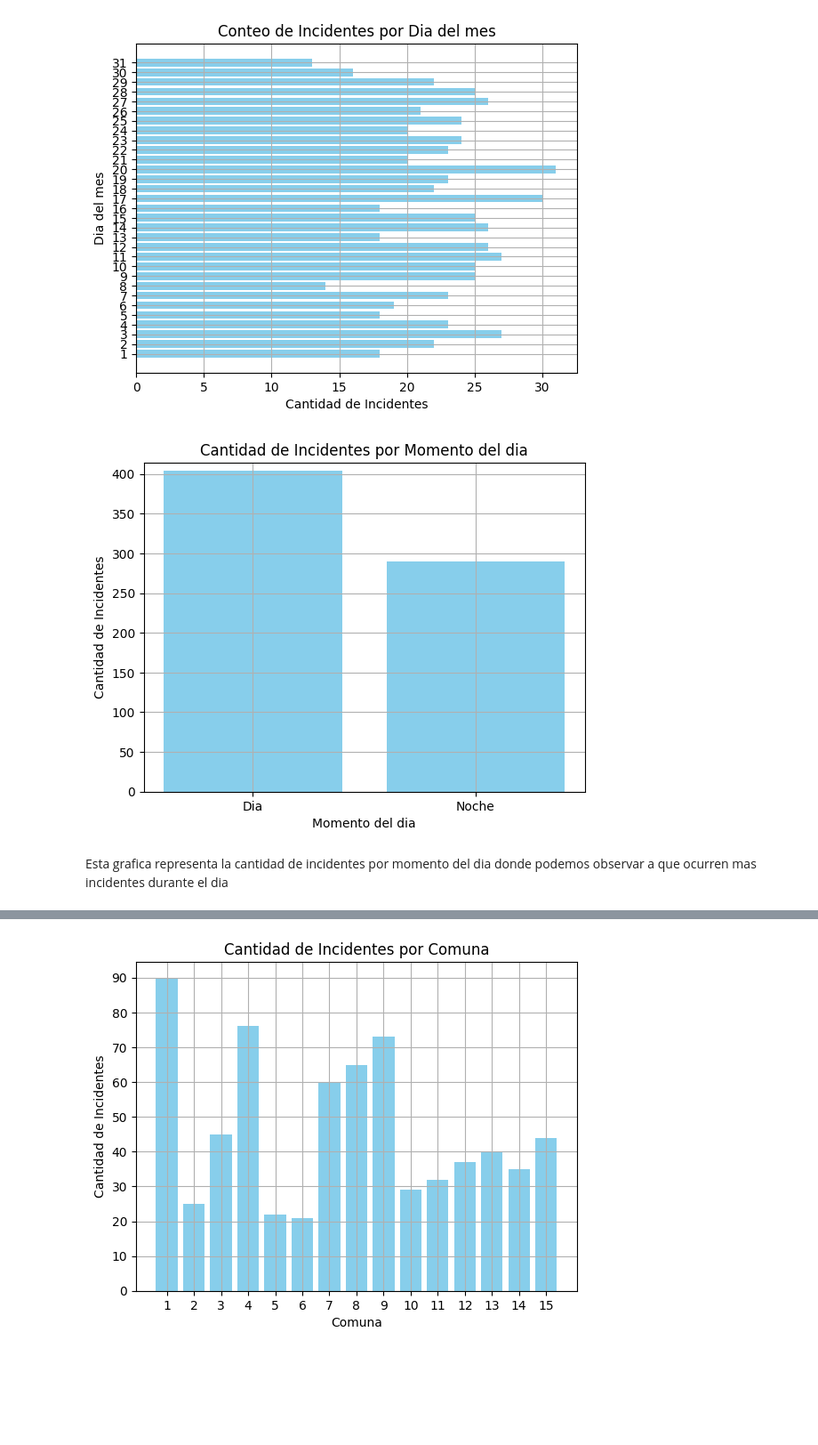
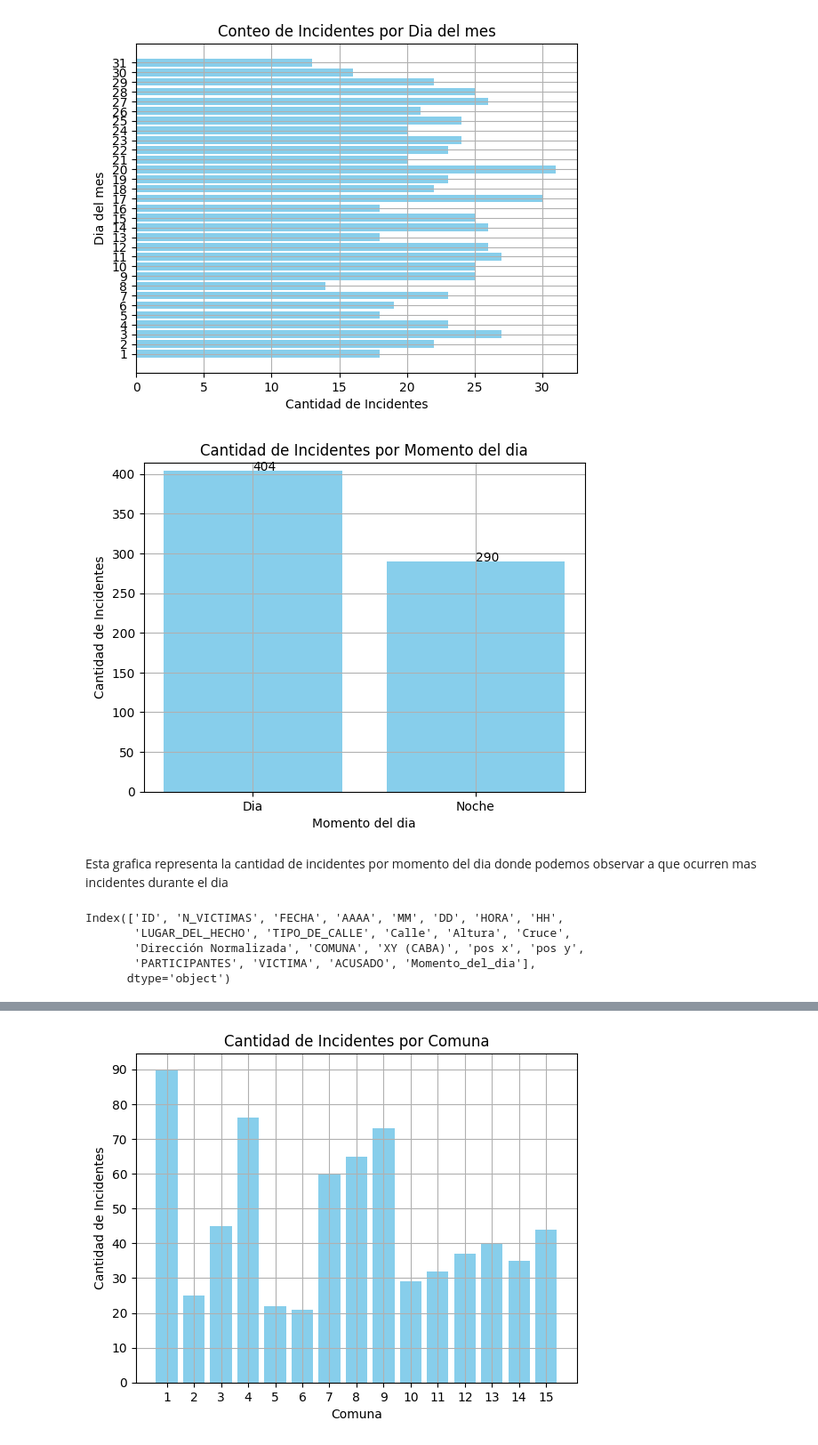
Before and after one commit to felipe97rg/PI02_DA, a Jupyter notebook: EDA.ipynb, the cells around one changed output, grey strips where cells are left out. Shown at 89% size. Saved outputs shown, nothing was run; the diff lists cells and outputs as text; code cells hidden in the pictures; blank space fills up the shorter version.

```diff
--- a/EDA.ipynb
+++ b/EDA.ipynb
@@ -78,15 +78,25 @@ plt.show()
 # %%
 # Cantidad de incidentes por momento del dia
 conteo_por_momento_del_dia = df_Hechos['Momento_del_dia'].value_counts()
 plt.bar(conteo_por_momento_del_dia.index, conteo_por_momento_del_dia.values, color='skyblue')
 plt.xlabel('Momento del dia')
 plt.xticks(conteo_por_momento_del_dia.index)  # Establecer las etiquetas del eje x
+for i in range(len(conteo_por_momento_del_dia)):
+    plt.annotate(conteo_por_momento_del_dia.values[i], (conteo_por_momento_del_dia.index[i], conteo_por_momento_del_dia.values[i]))
 plt.ylabel('Cantidad de Incidentes')
 plt.ylim(0, conteo_por_momento_del_dia.max() + 10)
 plt.title('Cantidad de Incidentes por Momento del dia')
 plt.grid(True)
 plt.show()
 # %% [output]
-[figure, old version]
+[figure, new version]
 # %% [markdown]
 Esta grafica representa la cantidad de incidentes por momento del dia donde podemos observar a que ocurren mas incidentes durante el dia
+# %%
+df_Hechos.columns
+# %% [output]
+Index(['ID', 'N_VICTIMAS', 'FECHA', 'AAAA', 'MM', 'DD', 'HORA', 'HH',
+       'LUGAR_DEL_HECHO', 'TIPO_DE_CALLE', 'Calle', 'Altura', 'Cruce',
+       'Dirección Normalizada', 'COMUNA', 'XY (CABA)', 'pos x', 'pos y',
+       'PARTICIPANTES', 'VICTIMA', 'ACUSADO', 'Momento_del_dia'],
+      dtype='object')
```
Also changed, not shown: parts of 7 cells of this notebook, 4 other files.
